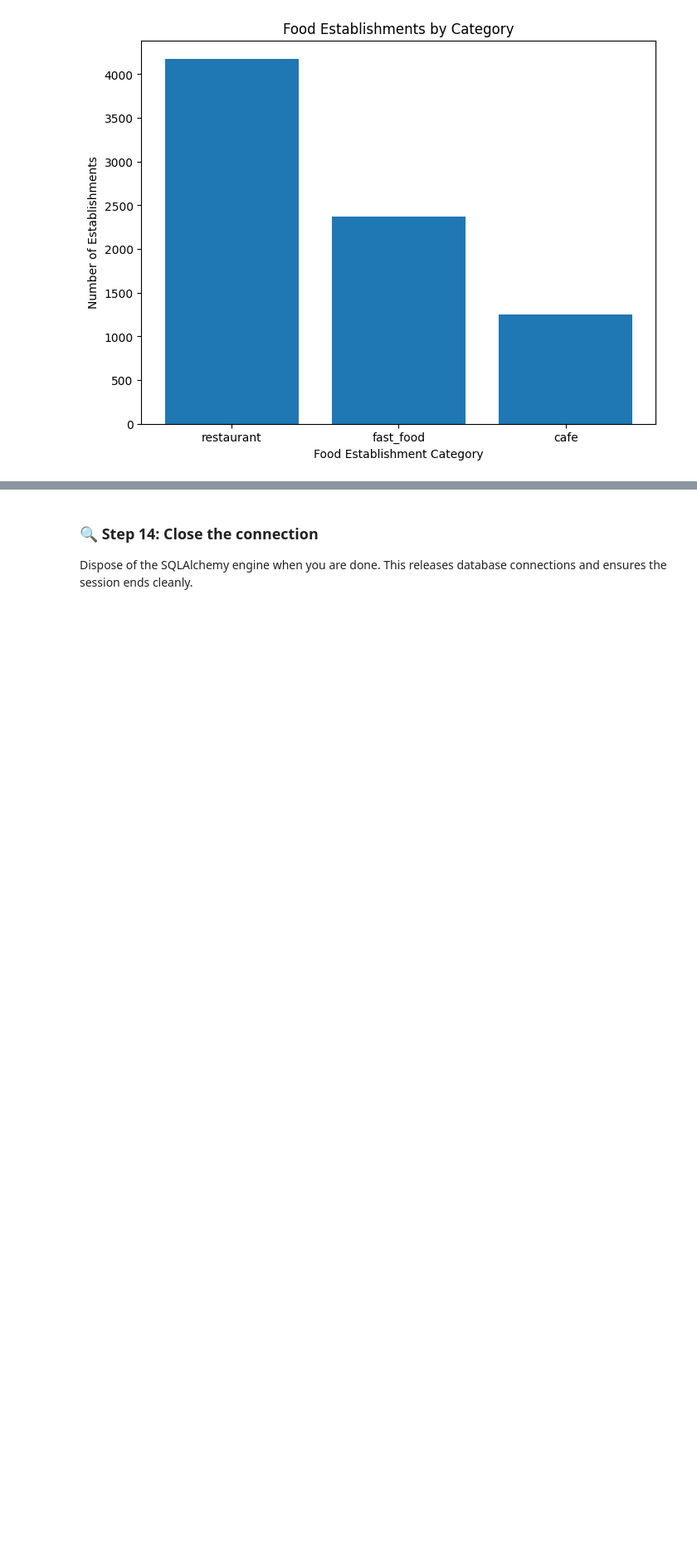
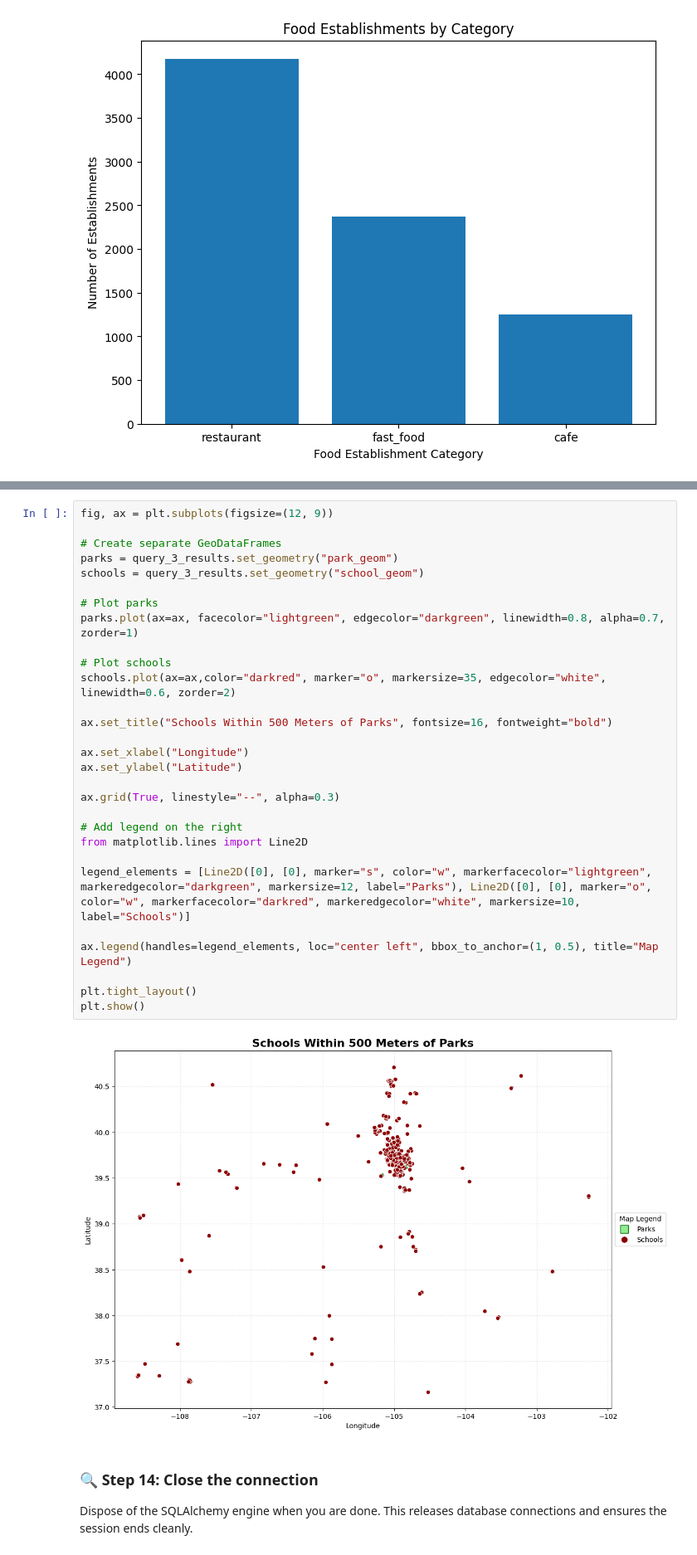
Before and after one commit to rdeckowitz/gist604b-osm-postgis-fa26, a Jupyter notebook: notebooks/osm_postgis_colorado.ipynb, the cells around one changed output, grey strips where cells are left out. Shown at 83% size. Drawn from its saved outputs; the diff is of its cells as text; blank space fills up the shorter version.

```diff
--- a/notebooks/osm_postgis_colorado.ipynb
+++ b/notebooks/osm_postgis_colorado.ipynb
@@ -323,3 +290,34 @@ plt.show()
+# %%
+fig, ax = plt.subplots(figsize=(12, 9))
+
+# Create separate GeoDataFrames
+parks = query_3_results.set_geometry("park_geom")
+schools = query_3_results.set_geometry("school_geom")
+
+# Plot parks
+parks.plot(ax=ax, facecolor="lightgreen", edgecolor="darkgreen", linewidth=0.8, alpha=0.7, zorder=1)
+
+# Plot schools
+schools.plot(ax=ax,color="darkred", marker="o", markersize=35, edgecolor="white", linewidth=0.6, zorder=2)
+
+ax.set_title("Schools Within 500 Meters of Parks", fontsize=16, fontweight="bold")
+
+ax.set_xlabel("Longitude")
+ax.set_ylabel("Latitude")
+
+ax.grid(True, linestyle="--", alpha=0.3)
+
+# Add legend on the right
+from matplotlib.lines import Line2D
+
+legend_elements = [Line2D([0], [0], marker="s", color="w", markerfacecolor="lightgreen", markeredgecolor="darkgreen", markersize=12, label="Parks"), Line2D([0], [0], marker="o", color="w", markerfacecolor="darkred", markeredgecolor="white", markersize=10, label="Schools")]
+
+ax.legend(handles=legend_elements, loc="center left", bbox_to_anchor=(1, 0.5), title="Map Legend")
+
+plt.tight_layout()
+plt.show()
+# %% [output]
+[figure, added]
 # %% [markdown]
 ### 🔍 Step 14: Close the connection
 
```
Also changed, not shown: parts of 6 cells of this notebook, 1 other file.
